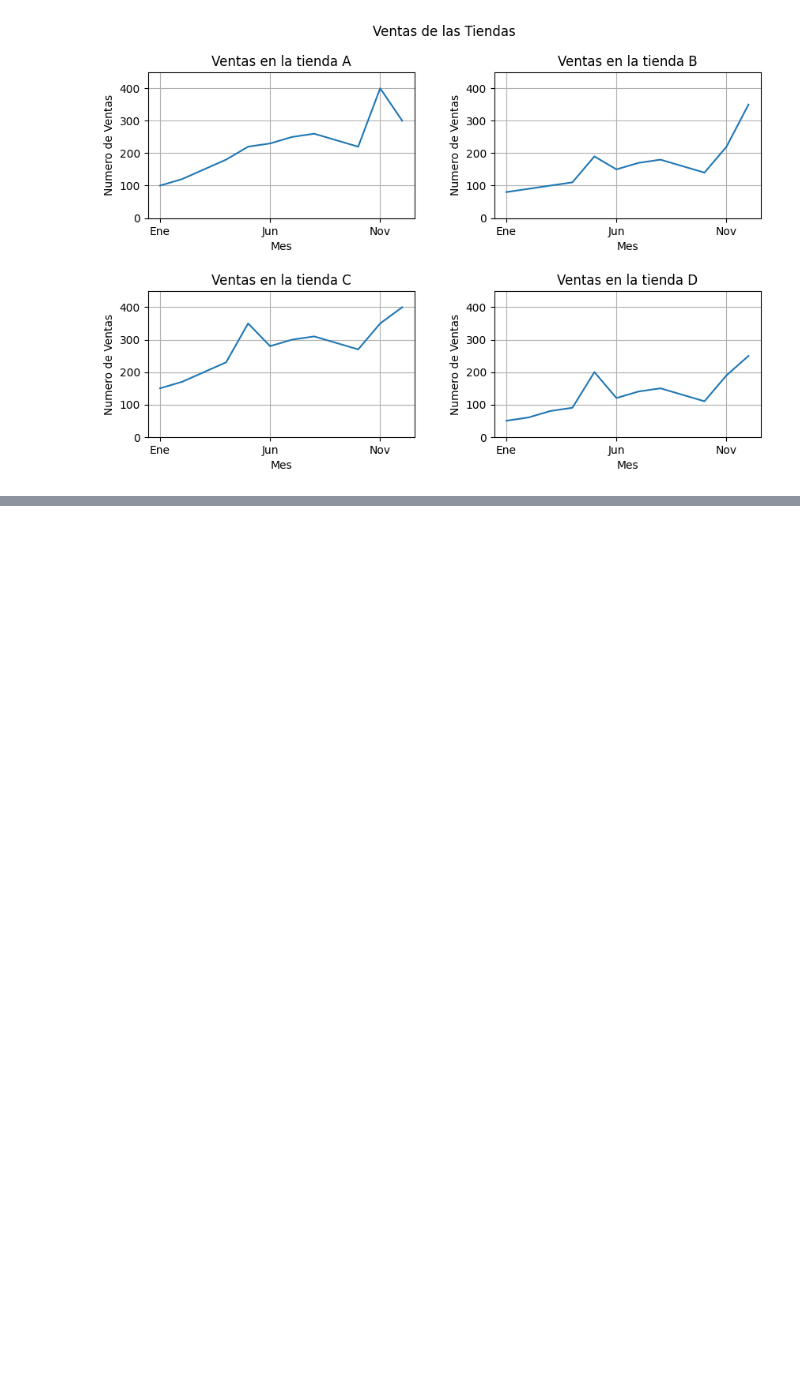
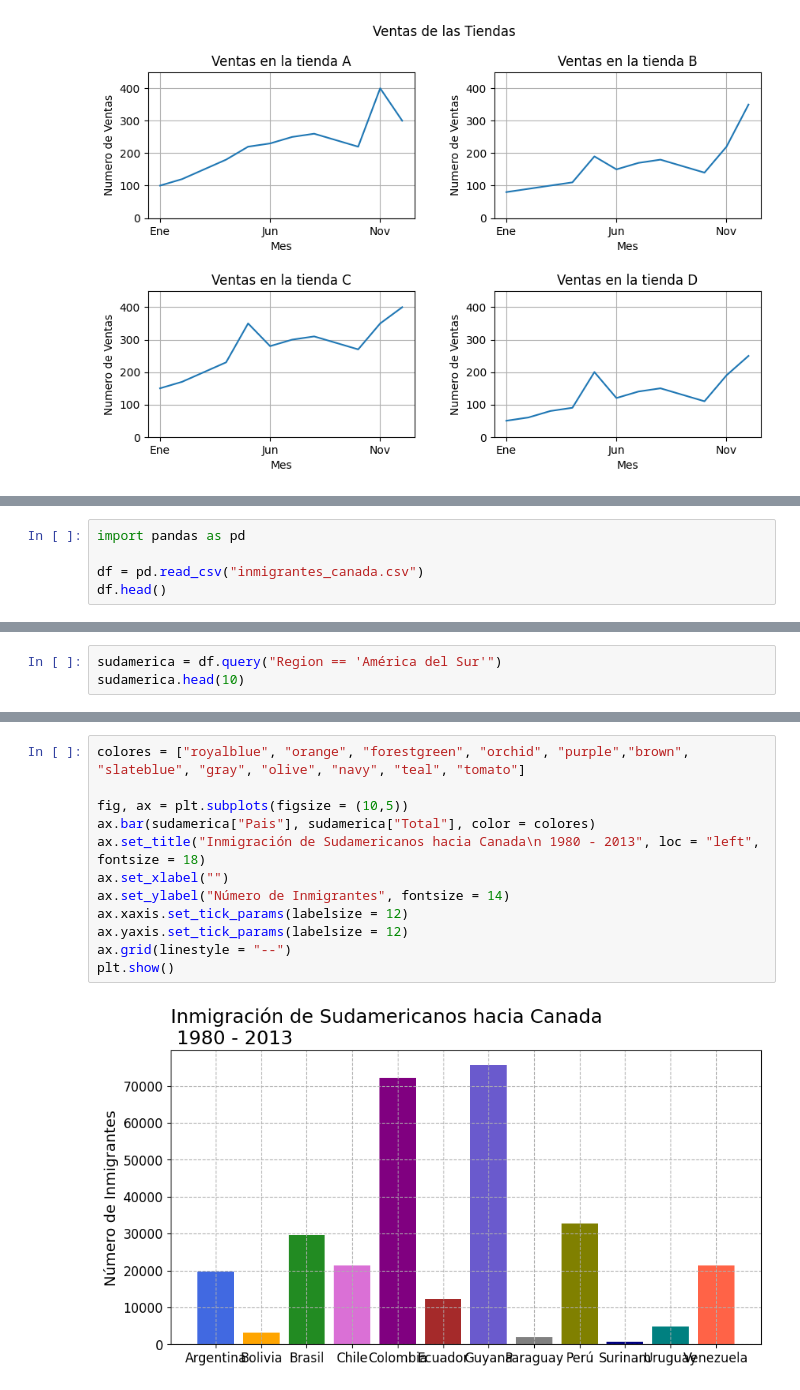
Before and after one commit to cmrondon2000/visualizacion-datos-python, a Jupyter notebook: Creando_Graficos_Python.ipynb, the cells around one changed output, grey strips where cells are left out. Saved outputs shown, nothing was run; the diff lists cells and outputs as text; blank space fills up the shorter version.

```diff
--- a/Creando_Graficos_Python.ipynb
+++ b/Creando_Graficos_Python.ipynb
@@ -357,0 +358,5 @@ plt.show()
+# %%
+import pandas as pd
+
+df = pd.read_csv("inmigrantes_canada.csv")
+df.head()
@@ -357,0 +371,3 @@ plt.show()
+# %%
+sudamerica = df.query("Region == 'América del Sur'")
+sudamerica.head(10)
@@ -357,0 +387,14 @@ plt.show()
+# %%
+colores = ["royalblue", "orange", "forestgreen", "orchid", "purple","brown", "slateblue", "gray", "olive", "navy", "teal", "tomato"]
+
+fig, ax = plt.subplots(figsize = (10,5))
+ax.bar(sudamerica["Pais"], sudamerica["Total"], color = colores)
+ax.set_title("Inmigración de Sudamericanos hacia Canada\n 1980 - 2013", loc = "left", fontsize = 18)
+ax.set_xlabel("")
+ax.set_ylabel("Número de Inmigrantes", fontsize = 14)
+ax.xaxis.set_tick_params(labelsize = 12)
+ax.yaxis.set_tick_params(labelsize = 12)
+ax.grid(linestyle = "--")
+plt.show()
+# %% [output]
+[figure, added]
```
Also changed, not shown: parts of 7 cells of this notebook.
